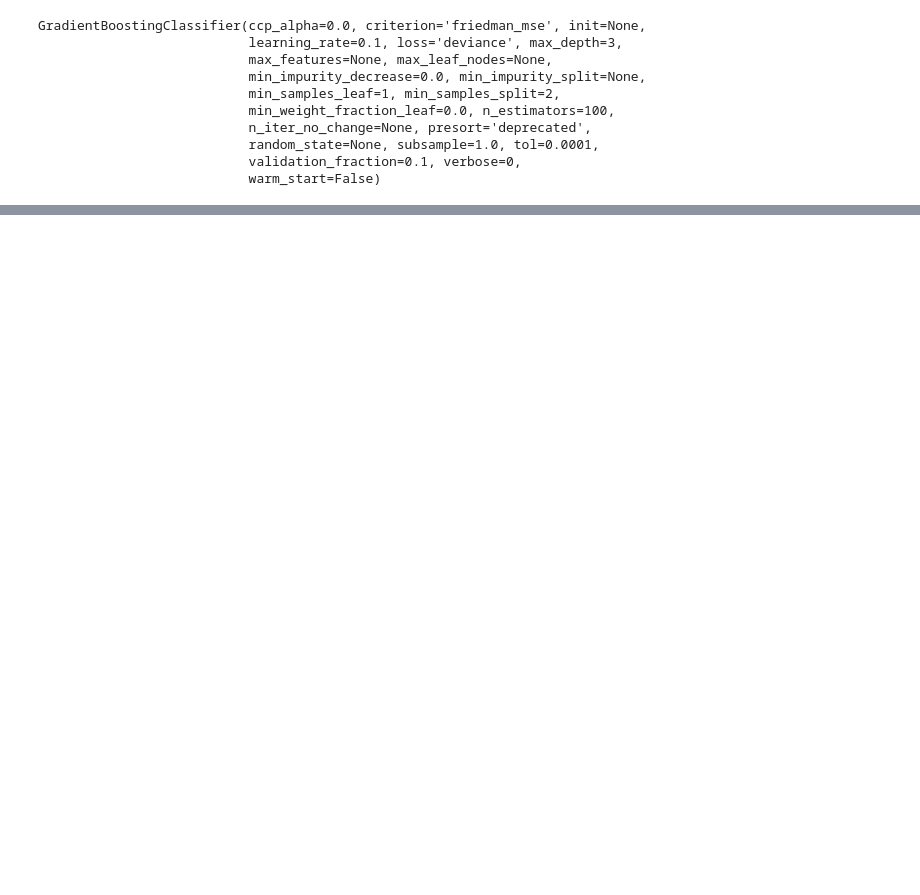
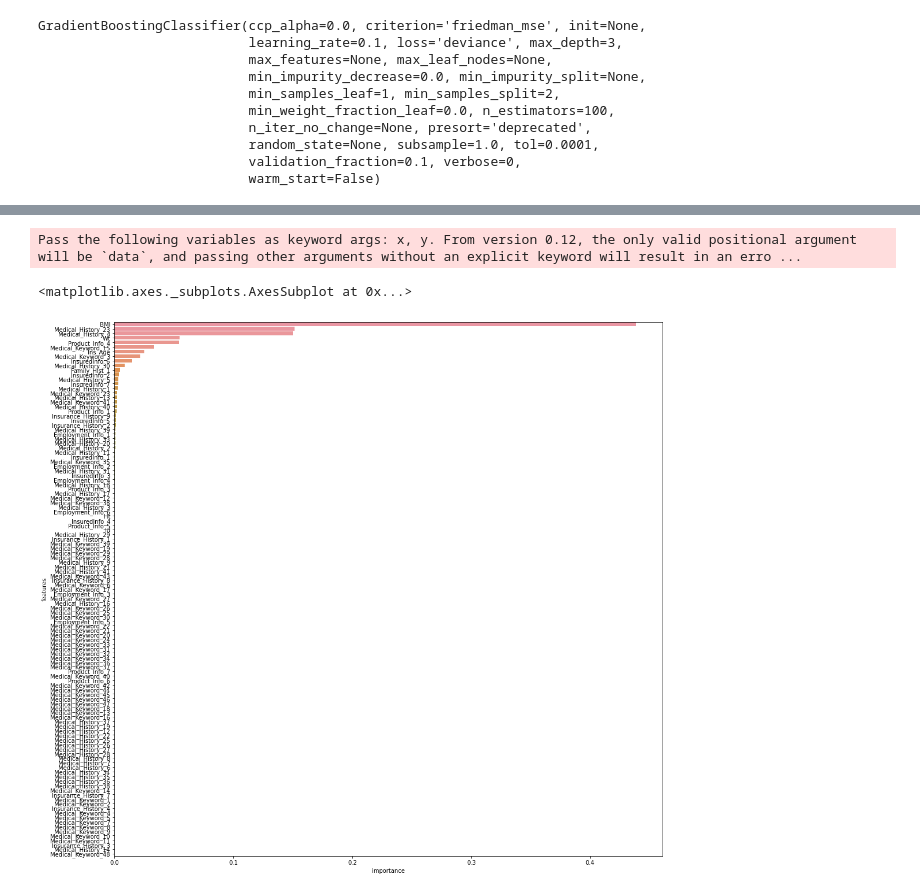
Before and after one commit to Rahul711sharma/Classification, a Jupyter notebook: Insurance_Decisioning.ipynb, the cells around one changed output, grey strips where cells are left out. Cells and saved outputs as stored; diff of their text form; code cells hidden in the pictures; blank space fills up the shorter version.

```diff
--- a/Insurance_Decisioning.ipynb
+++ b/Insurance_Decisioning.ipynb
@@ -636,0 +688,21 @@ accuracy_score(y_test,test_pred_gb)
+# %%
+#number of trees
+n_estimators = [50,80,100]
+
+#Maximum depth of tree
+max_depth = [4,6,8]
+
+# Minimum number of samples required to split a node
+min_samples_split = [50,100,150]
+
+# Minimum number of samples required at each leaf node
+min_samples_leaf = [40,50]
+
+param_dict = {'n_estimators' : n_estimators,
+              'max_depth' : max_depth,
+              'min_samples_split' : min_samples_split,
+              'min_samples_leaf' : min_samples_leaf}
+# %%
+gb_classifier2= GradientBoostingClassifier()
+gb_grid =GridSearchCV(estimator=gb_classifier2, param_grid = param_dict,cv = 5, verbose=2, scoring='accuracy')
+gb_grid.fit(x_train,y_train)
@@ -636,0 +765,3 @@ accuracy_score(y_test,test_pred_gb)
+# %%
+xgboost = XGBClassifier()
+xgboost.fit(x_train,y_train)
@@ -636,0 +804,9 @@ accuracy_score(y_test,test_pred_gb)
+# %%
+plt.figure(figsize=(17,17))
+features_importance_gb = pd.DataFrame({'features':x_train.columns,'importance' : gb_classifier.feature_importances_})
+features_importance_gb.sort_values(by='importance',ascending=False,inplace=True)
+sns.barplot(features_importance_gb['importance'],features_importance_gb['features'])
+# %% [output]
+Pass the following variables as keyword args: x, y. From version 0.12, the only valid positional argument will be `data`, and passing other arguments without an explicit keyword will result in an erro ...
+<matplotlib.axes._subplots.AxesSubplot at 0x...>
+[figure, added]
```
Also changed, not shown: parts of 50 cells of this notebook.
